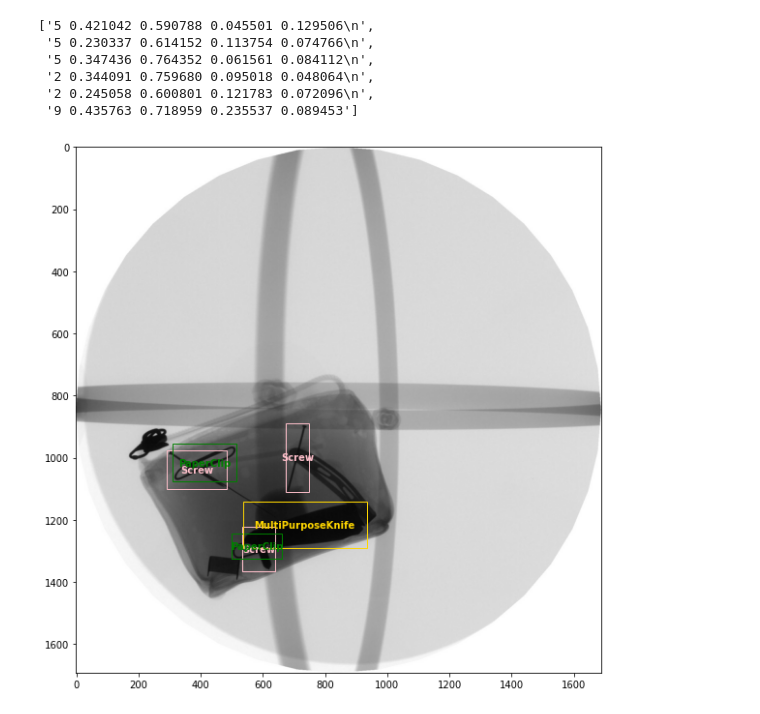
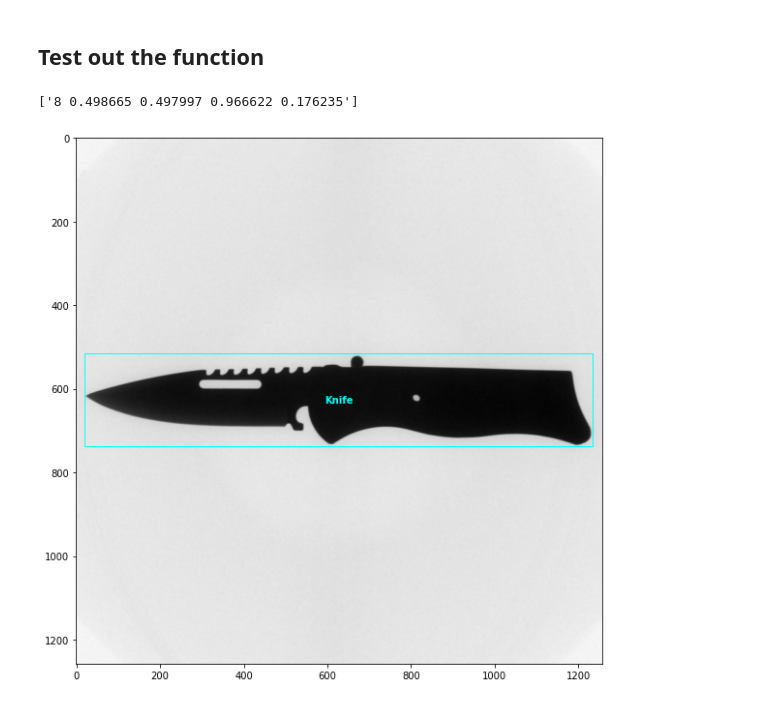
Before and after one commit to nguyen-nhat-mai/object_detection, a Jupyter notebook: Rotate_img_yolo.ipynb, the cells around one changed output. Drawn from its saved outputs; the diff is of its cells as text; code cells hidden in the pictures.

Commit message:
Updating function to generate images

```diff
--- a/Rotate_img_yolo.ipynb
+++ b/Rotate_img_yolo.ipynb
@@ -142,26 +151,25 @@ class yoloRotatebbox:
                 yolo_bbox.append(cvFormattoYolo(voc_bbox,H,W))
 
         return yolo_bbox
+# %% [markdown]
+## Test out the function
 # %%
 # Plot original image and its box
-image_name = 'B0072_0001'
+img_folder_path = "Test_image"
+image_name = 'B0076_0001'
 image_ext = '.png'
-image = cv2.imread(image_name + image_ext)
+image = cv2.imread(img_folder_path + "/" + image_name + image_ext)
 plt.rcParams["figure.figsize"] = (20,10)
 plt.imshow(image)
 
+box_folder_path = "Test_annotation"
 height, width,_ = image.shape
-f = open(image_name + '.txt', 'r')
+f = open(box_folder_path+"/"+image_name + '.txt', 'r')
 box_list = f.readlines()
 plot_box(box_list, height, width)
 box_list
 # %% [output]
-['5 0.421042 0.590788 0.045501 0.129506\n',
- '5 0.230337 0.614152 0.113754 0.074766\n',
- '5 0.347436 0.764352 0.061561 0.084112\n',
- '2 0.344091 0.759680 0.095018 0.048064\n',
- '2 0.245058 0.600801 0.121783 0.072096\n',
- '9 0.435763 0.718959 0.235537 0.089453']
+['8 0.498665 0.497997 0.966622 0.176235']
-[figure, old version]
+[figure, new version]
 # %%
 # Rotate 90 degree
```
Also changed, not shown: parts of 11 cells of this notebook.
